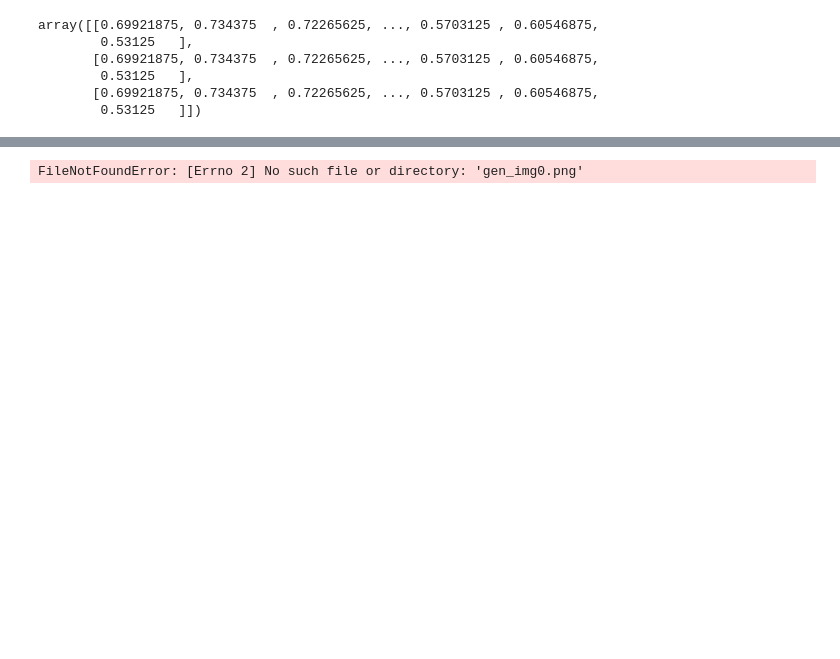
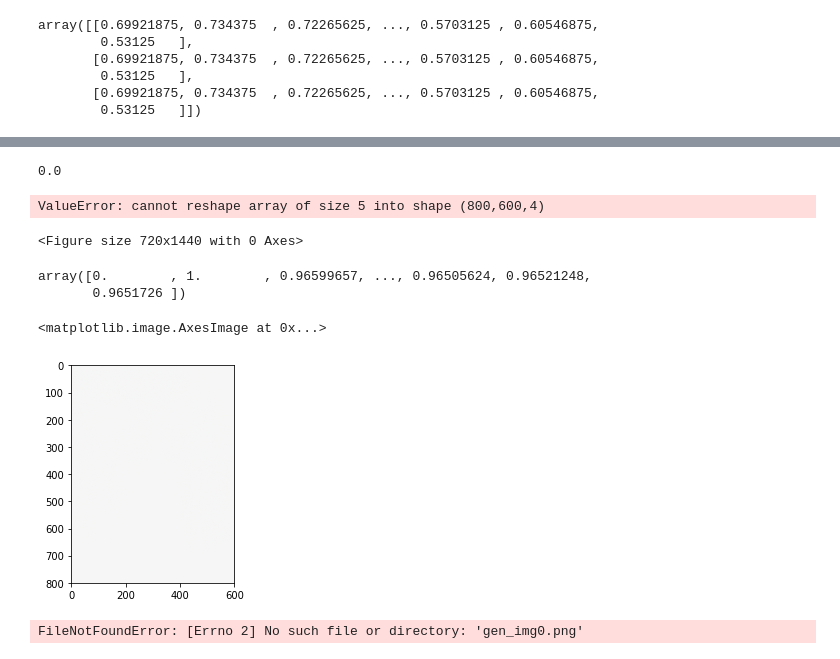
Before and after one commit to hov1417/UnsupervisedHomework, a Jupyter notebook: ICA/FastICA.ipynb, the cells around one changed output, grey strips where cells are left out. Saved outputs shown, nothing was run; the diff lists cells and outputs as text; code cells hidden in the pictures; blank space fills up the shorter version.

```diff
--- a/ICA/FastICA.ipynb
+++ b/ICA/FastICA.ipynb
@@ -25,0 +37,2 @@ ValueError: array must not contain infs or NaNs
+# %%
+f.fit(images.T)
@@ -25,0 +71,2 @@ ValueError: array must not contain infs or NaNs
+# %%
+a = f.fit_transform(images.T).T
@@ -26,3 +82,28 @@ ValueError: array must not contain infs or NaNs
+# %%
+x.min()
+# %% [output]
+0.0
+# %%
+plt.figure(figsize=(10,20))
+plt.imshow(a[1].reshape((800,600,4)))
+# %% [output]
+ValueError: cannot reshape array of size 5 into shape (800,600,4)
+<Figure size 720x1440 with 0 Axes>
+# %%
+Min = f.components_[1].min()
+Max = f.components_[1].max()
+# %%
+a =(f.components_[1]-Min)/(Max-Min)
+# %%
+a
+# %% [output]
+array([0.        , 1.        , 0.96599657, ..., 0.96505624, 0.96521248,
+       0.9651726 ])
+# %%
+plt.imshow(a.reshape((800, 600, 4))[:,:,:3])
+# %% [output]
+<matplotlib.image.AxesImage at 0x...>
+[figure, added]
 # %%
 
 def process(images):
```
Also changed, not shown: parts of 13 cells of this notebook, 6 other files.
